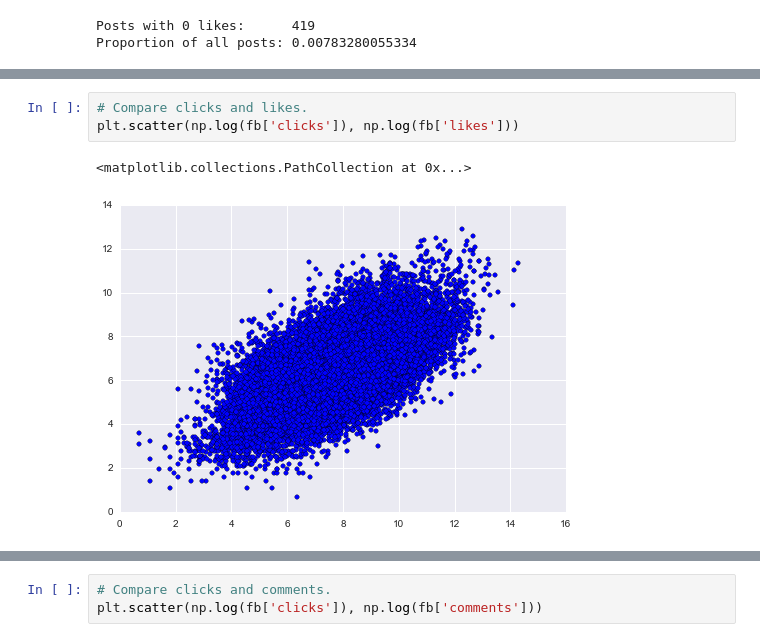
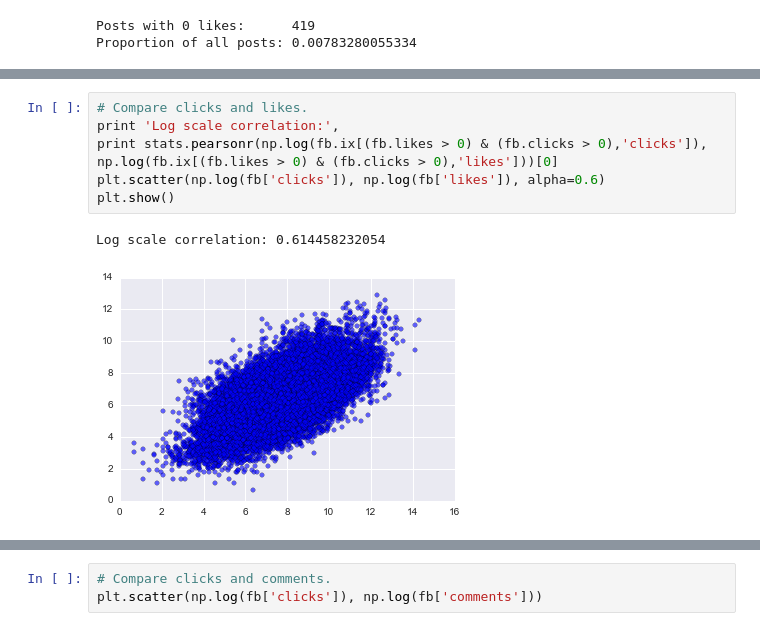
Before and after one commit to micahlanier/social-news, a Jupyter notebook: src/prediction/explorePredictionData.ipynb, the cells around one changed output, grey strips where cells are left out. Saved outputs shown, nothing was run; the diff lists cells and outputs as text.

Commit message:
Charts everywhere!

```diff
--- a/src/prediction/explorePredictionData.ipynb
+++ b/src/prediction/explorePredictionData.ipynb
@@ -236,6 +275,9 @@ plt.scatter(np.log(tw['clicks']), np.log(tw['retweets']))
 # %%
 # Compare clicks and likes.
-plt.scatter(np.log(fb['clicks']), np.log(fb['likes']))
+print 'Log scale correlation:',
+print stats.pearsonr(np.log(fb.ix[(fb.likes > 0) & (fb.clicks > 0),'clicks']), np.log(fb.ix[(fb.likes > 0) & (fb.clicks > 0),'likes']))[0]
+plt.scatter(np.log(fb['clicks']), np.log(fb['likes']), alpha=0.6)
+plt.show()
 # %% [output]
-<matplotlib.collections.PathCollection at 0x...>
+Log scale correlation: 0.614458232054
-[figure, old version]
+[figure, new version]
```
Also changed, not shown: parts of 12 cells of this notebook.
